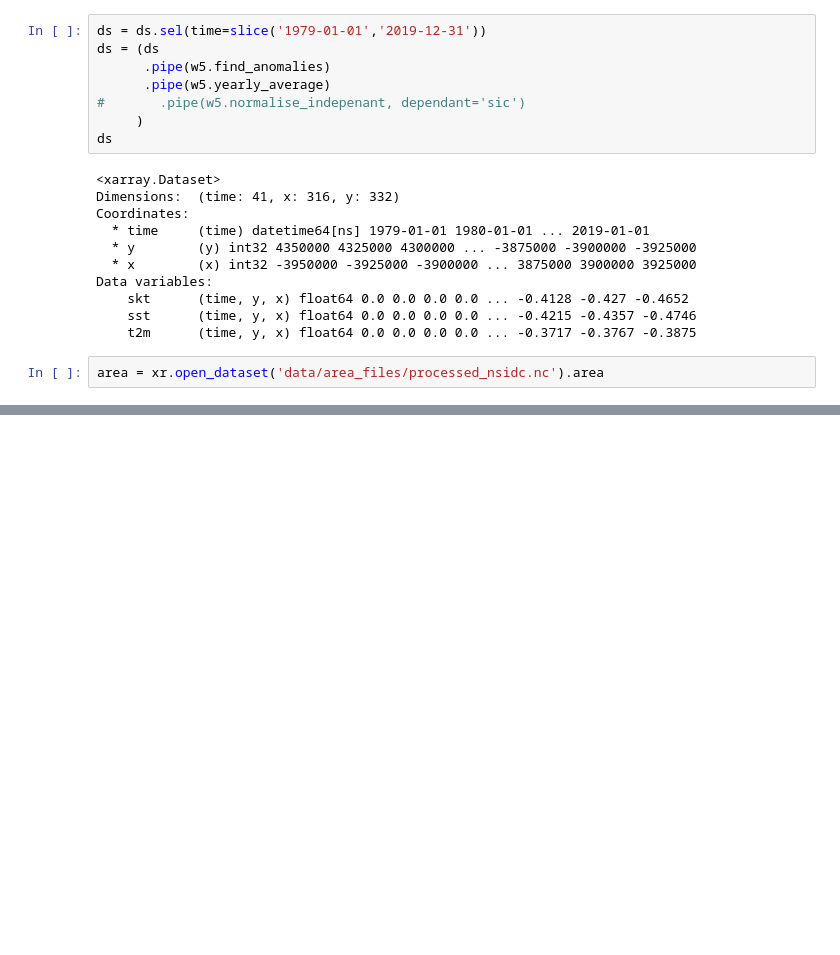
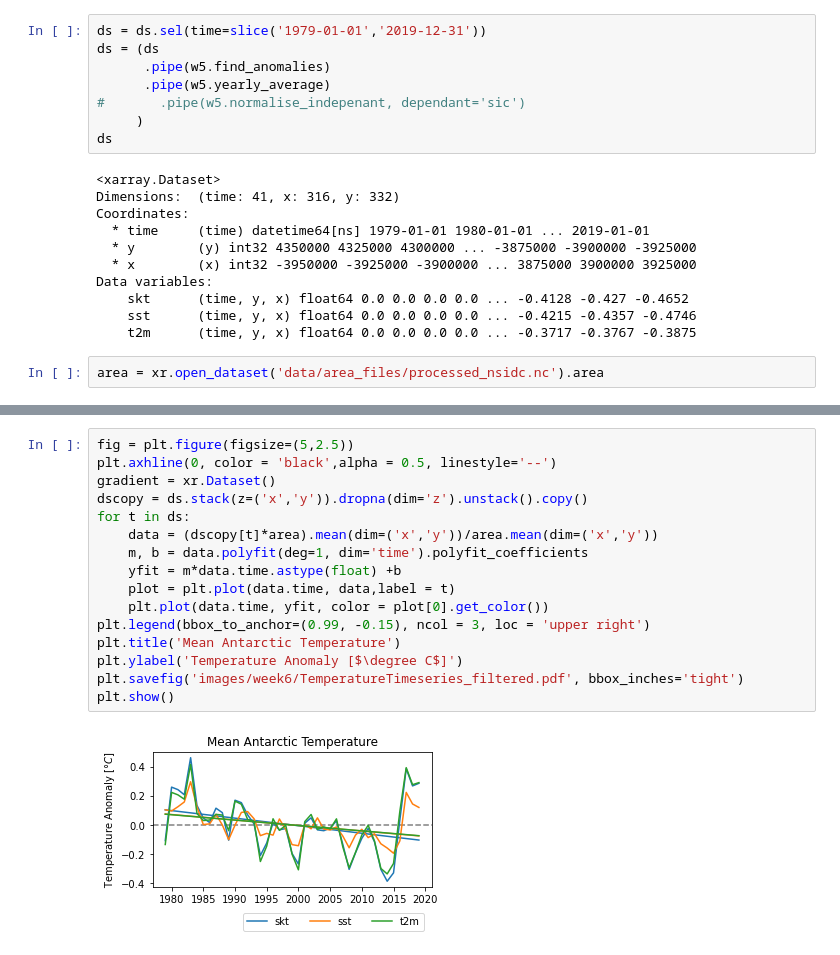
Before and after one commit to hjelleyman/Antarctica-M.2, a Jupyter notebook: Week 6.ipynb, the cells around one changed output, grey strips where cells are left out. Drawn from its saved outputs; the diff is of its cells as text; blank space fills up the shorter version.

```diff
--- a/Week 6.ipynb
+++ b/Week 6.ipynb
@@ -88,3 +76,21 @@ plt.show()
+# %%
+fig = plt.figure(figsize=(5,2.5))
+plt.axhline(0, color = 'black',alpha = 0.5, linestyle='--')
+gradient = xr.Dataset()
+dscopy = ds.stack(z=('x','y')).dropna(dim='z').unstack().copy()
+for t in ds:
+    data = (dscopy[t]*area).mean(dim=('x','y'))/area.mean(dim=('x','y'))
+    m, b = data.polyfit(deg=1, dim='time').polyfit_coefficients
+    yfit = m*data.time.astype(float) +b
+    plot = plt.plot(data.time, data,label = t)
+    plt.plot(data.time, yfit, color = plot[0].get_color())
+plt.legend(bbox_to_anchor=(0.99, -0.15), ncol = 3, loc = 'upper right')
+plt.title('Mean Antarctic Temperature')
+plt.ylabel('Temperature Anomaly [$\degree C$]')
+plt.savefig('images/week6/TemperatureTimeseries_filtered.pdf', bbox_inches='tight')
+plt.show()
+# %% [output]
+[figure, added]
 # %%
 fig = plt.figure(figsize=(5,2.5))
 
```
Also changed, not shown: parts of 13 cells of this notebook, 4 other files.
